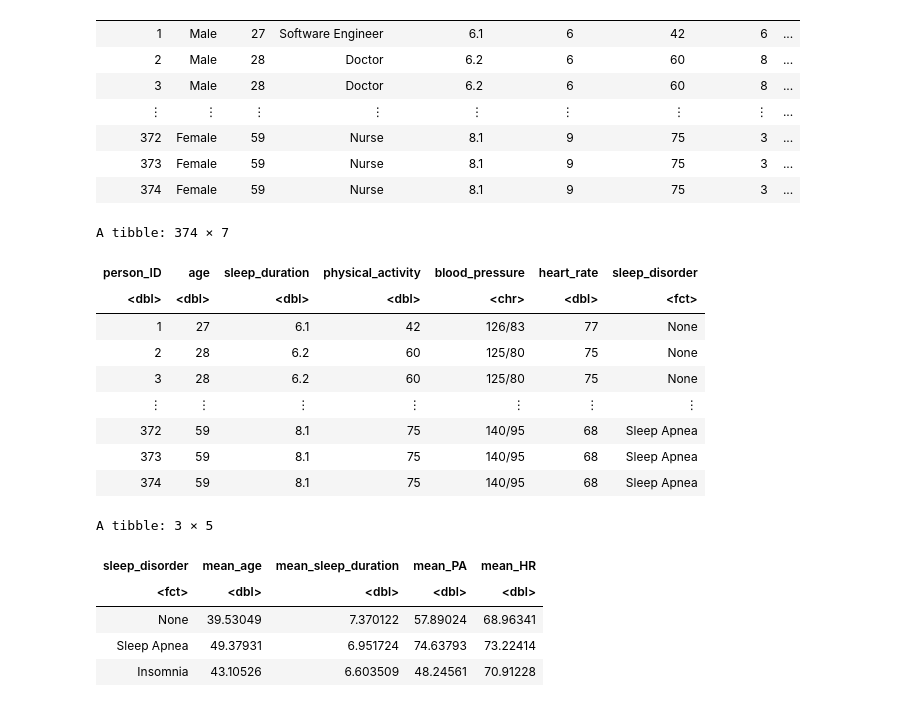
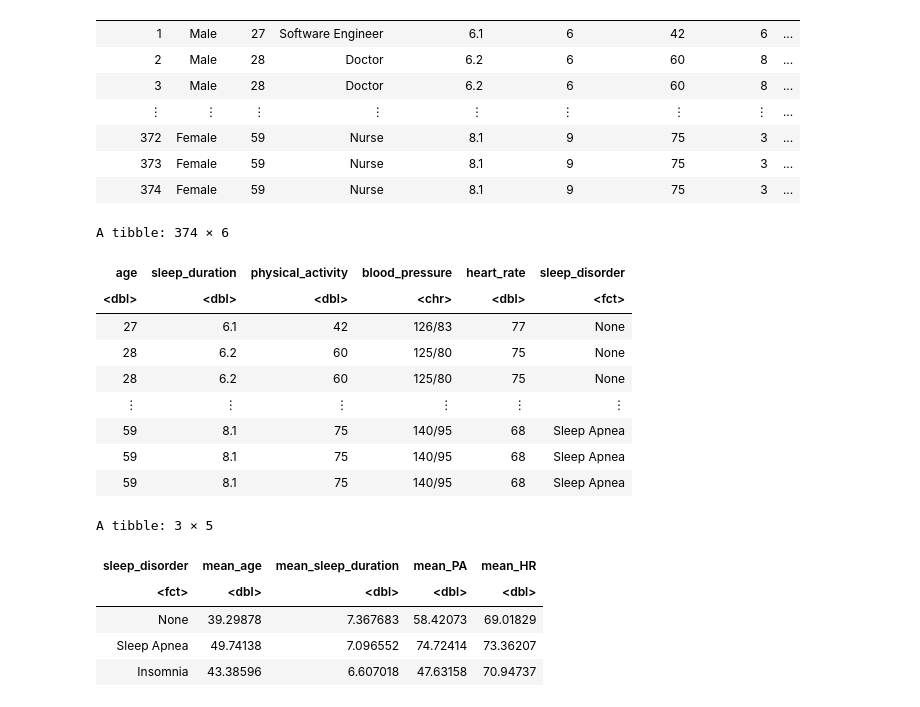
Before and after one commit to d-alex171/dsci-project, a Jupyter notebook: ProjectReport.ipynb, the cells around one changed output. Cells and saved outputs as stored; diff of their text form; code cells hidden in the pictures.

```diff
--- a/ProjectReport.ipynb
+++ b/ProjectReport.ipynb
@@ -59,20 +61,20 @@ A spec_tbl_df: 374 × 13
 # %%
 #Tidy the data.
 sleep_data <- sleep_data |>
-    select(person_ID, age, sleep_duration, physical_activity, blood_pressure, heart_rate, sleep_disorder) |>
+    select(age, sleep_duration, physical_activity, blood_pressure, heart_rate, sleep_disorder) |>
     mutate(sleep_disorder = as_factor(sleep_disorder))
 sleep_data
 # %% [output]
-A tibble: 374 × 7
+A tibble: 374 × 6
-| person_ID | age | sleep_duration | physical_activity | blood_pressure | heart_rate | sleep_disorder |
-| <dbl> | <dbl> | <dbl> | <dbl> | <chr> | <dbl> | <fct> |
-| 1 | 27 | 6.1 | 42 | 126/83 | 77 | None |
-| 2 | 28 | 6.2 | 60 | 125/80 | 75 | None |
-| 3 | 28 | 6.2 | 60 | 125/80 | 75 | None |
-| ⋮ | ⋮ | ⋮ | ⋮ | ⋮ | ⋮ | ⋮ |
-| 372 | 59 | 8.1 | 75 | 140/95 | 68 | Sleep Apnea |
-| 373 | 59 | 8.1 | 75 | 140/95 | 68 | Sleep Apnea |
-| 374 | 59 | 8.1 | 75 | 140/95 | 68 | Sleep Apnea |
+| age | sleep_duration | physical_activity | blood_pressure | heart_rate | sleep_disorder |
+| <dbl> | <dbl> | <dbl> | <chr> | <dbl> | <fct> |
+| 27 | 6.1 | 42 | 126/83 | 77 | None |
+| 28 | 6.2 | 60 | 125/80 | 75 | None |
+| 28 | 6.2 | 60 | 125/80 | 75 | None |
+| ⋮ | ⋮ | ⋮ | ⋮ | ⋮ | ⋮ |
+| 59 | 8.1 | 75 | 140/95 | 68 | Sleep Apnea |
+| 59 | 8.1 | 75 | 140/95 | 68 | Sleep Apnea |
+| 59 | 8.1 | 75 | 140/95 | 68 | Sleep Apnea |
 # %%
 #Summarize the data set.
 sleep_split <- initial_split(sleep_data, prop = 0.75, strata = sleep_disorder)
@@ -88,6 +90,6 @@ sleep_train_means
 A tibble: 3 × 5
 | sleep_disorder | mean_age | mean_sleep_duration | mean_PA | mean_HR |
 | <fct> | <dbl> | <dbl> | <dbl> | <dbl> |
-| None | 39.53049 | 7.370122 | 57.89024 | 68.96341 |
-| Sleep Apnea | 49.37931 | 6.951724 | 74.63793 | 73.22414 |
-| Insomnia | 43.10526 | 6.603509 | 48.24561 | 70.91228 |
+| None | 39.29878 | 7.367683 | 58.42073 | 69.01829 |
+| Sleep Apnea | 49.74138 | 7.096552 | 74.72414 | 73.36207 |
+| Insomnia | 43.38596 | 6.607018 | 47.63158 | 70.94737 |
```
Also changed, not shown: parts of 18 cells of this notebook.
